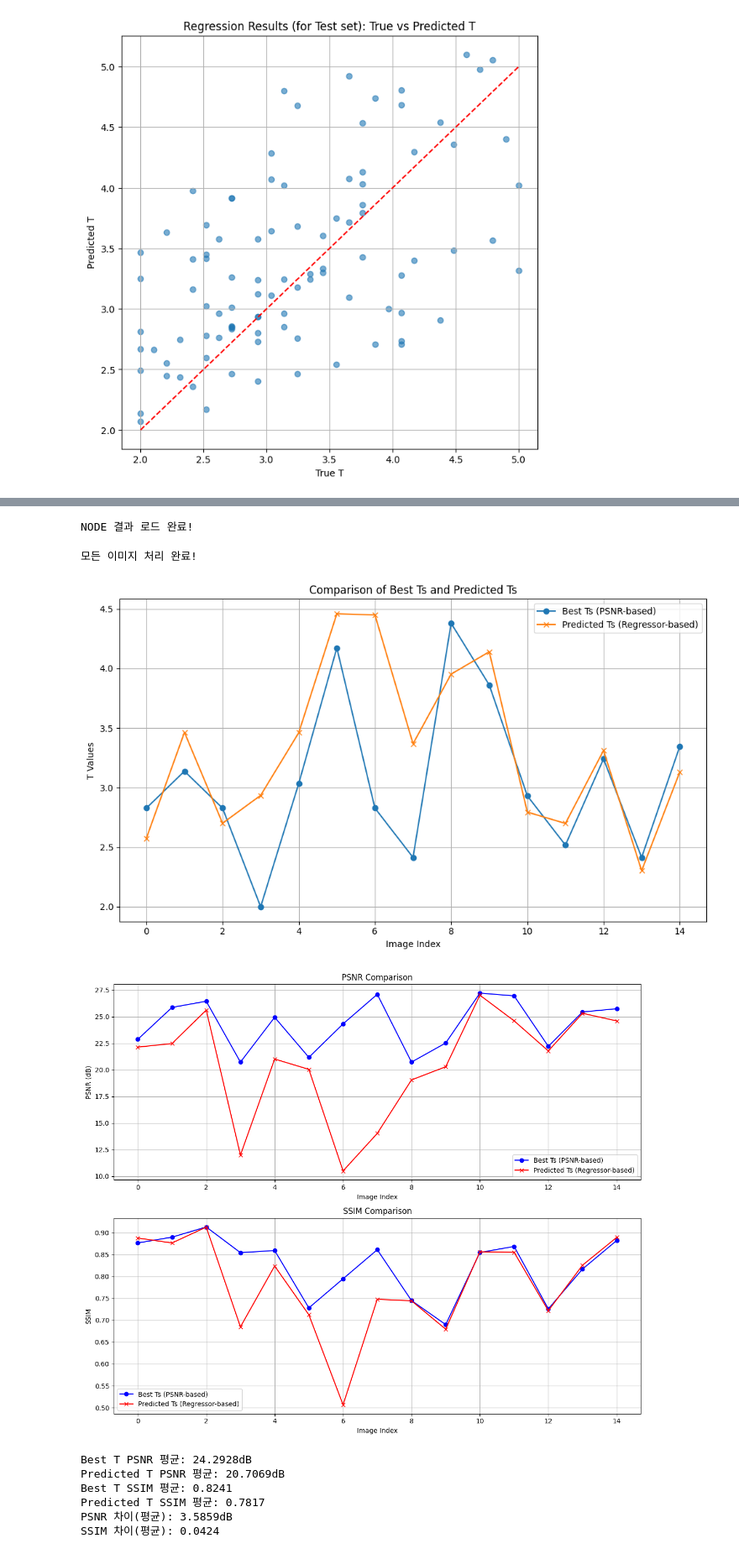
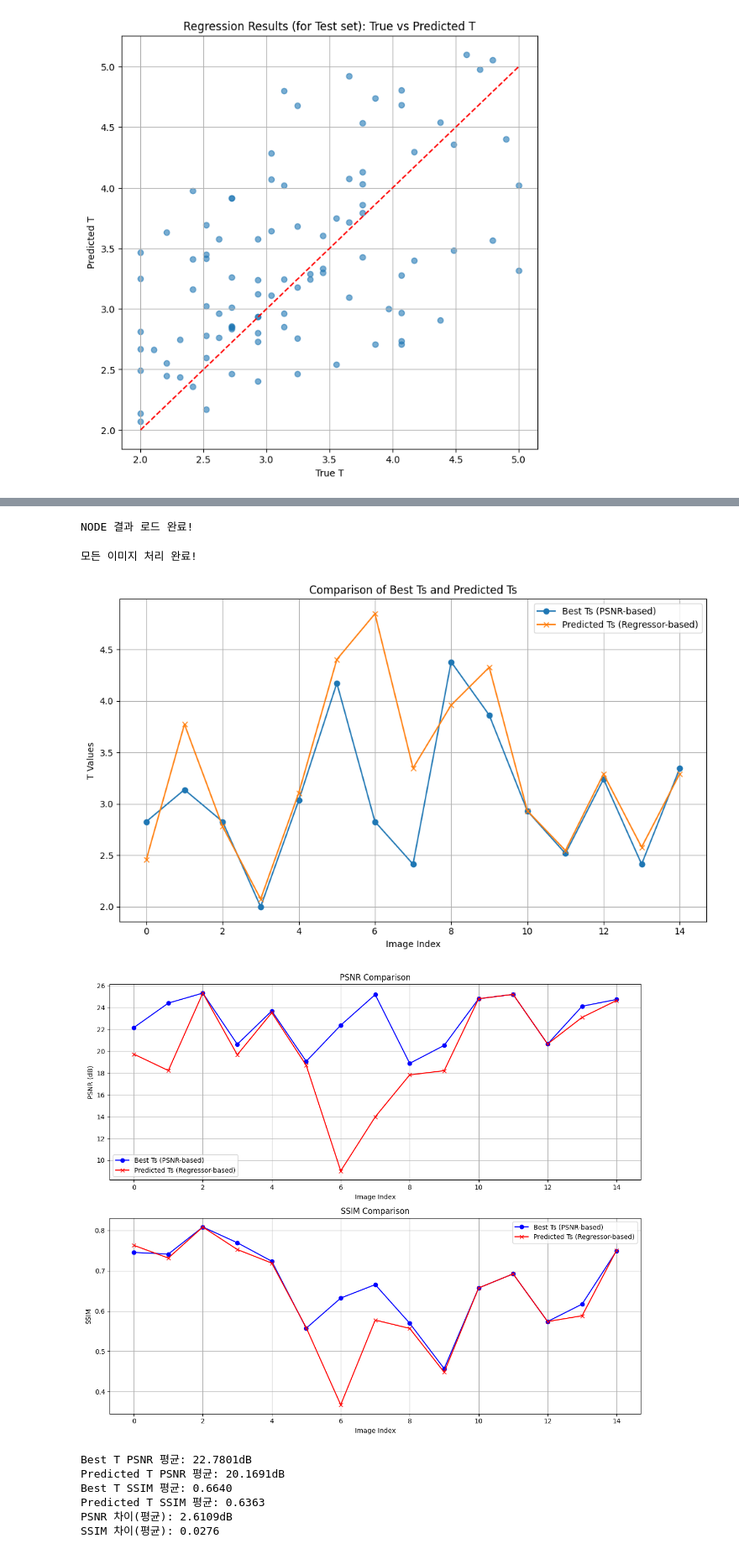
Before and after one commit to dgjung0220/CLODE, a Jupyter notebook: MLP_regression_bw_re.ipynb, the cells around one changed output, grey strips where cells are left out. Shown at 84% size. Cells and saved outputs as stored; diff of their text form; code cells hidden in the pictures.

```diff
--- a/MLP_regression_bw_re.ipynb
+++ b/MLP_regression_bw_re.ipynb
@@ -580,0 +661,21 @@ def load_eval_image(idx):
+# %%
+# updated_node_results_file
+
+# 저장된 NODE 결과 로드
+try:
+    print(f"저장된 NODE 결과를 {updated_node_results_file}에서 로드합니다.")
+    with open(updated_node_results_file, 'rb') as f:
+        new_node_results = pickle.load(f)
+    print("NODE 결과 로드 완료!")
+
+    # T값 로드
+    T_values = new_node_results['T_values']
+
+except FileNotFoundError:
+    print(f"결과 파일({updated_node_results_file})을 찾을 수 없습니다.")
+    print("NODE 모델 결과를 먼저 생성해야 합니다.")
+except Exception as e:
+    print(f"결과 로드 중 오류 발생: {e}")
+
+a = new_node_results
+aa = new_node_results['results'][0]['clip_scores']
@@ -587,6 +691,8 @@ import matplotlib.pyplot as plt
 import os
 import pickle
 from tqdm import tqdm
+
+node_results_file = results_save_dir / 'node_eval_results_400600_with_256_clips.pkl'
 
 # 저장된 NODE 결과 로드
 try:
@@ -612,7 +718,8 @@ hidden_dim = 64
 # 회귀 모델 초기화
 regressor = Regressor(input_dim, hidden_dim).to(device)
 regressor.eval()
-model_path_name = (model_path / f'att_regression_{best_epoch}.pth')
+# model_path_name = (model_path / f'att_regression_{best_epoch}.pth')
+model_path_name = '/home/lbw/CLODE/lbw_outputs/att_regression_298.pth'
 regressor.load_state_dict(torch.load(model_path_name, map_location=device))
 
 # 결과 저장 리스트
@@ -622,6 +729,8 @@ best_psnrs = []
 pred_psnrs = []
 best_ssims = []
 pred_ssims = []
+
+
 
 # 이미지별 회귀 모델 평가
 for img_idx, img_result in enumerate(tqdm(node_results['results'], desc="회귀 모델 평가 중")):
@@ -739,13 +848,13 @@ print(f"SSIM 차이(평균): {np.mean(best_ssims) - np.mean(pred_ssims):.4f}")
 NODE 결과 로드 완료!
 모든 이미지 처리 완료!
-[figure, old version]
+[figure, new version]
-[figure, old version]
+[figure, new version]
-Best T PSNR 평균: 24.2928dB
-Predicted T PSNR 평균: 20.7069dB
-Best T SSIM 평균: 0.8241
-Predicted T SSIM 평균: 0.7817
-PSNR 차이(평균): 3.5859dB
-SSIM 차이(평균): 0.0424
+Best T PSNR 평균: 22.7801dB
+Predicted T PSNR 평균: 20.1691dB
+Best T SSIM 평균: 0.6640
+Predicted T SSIM 평균: 0.6363
+PSNR 차이(평균): 2.6109dB
+SSIM 차이(평균): 0.0276
 # %%
 if
 # %%
```
Also changed, not shown: parts of 7 cells of this notebook, 19 other files.
